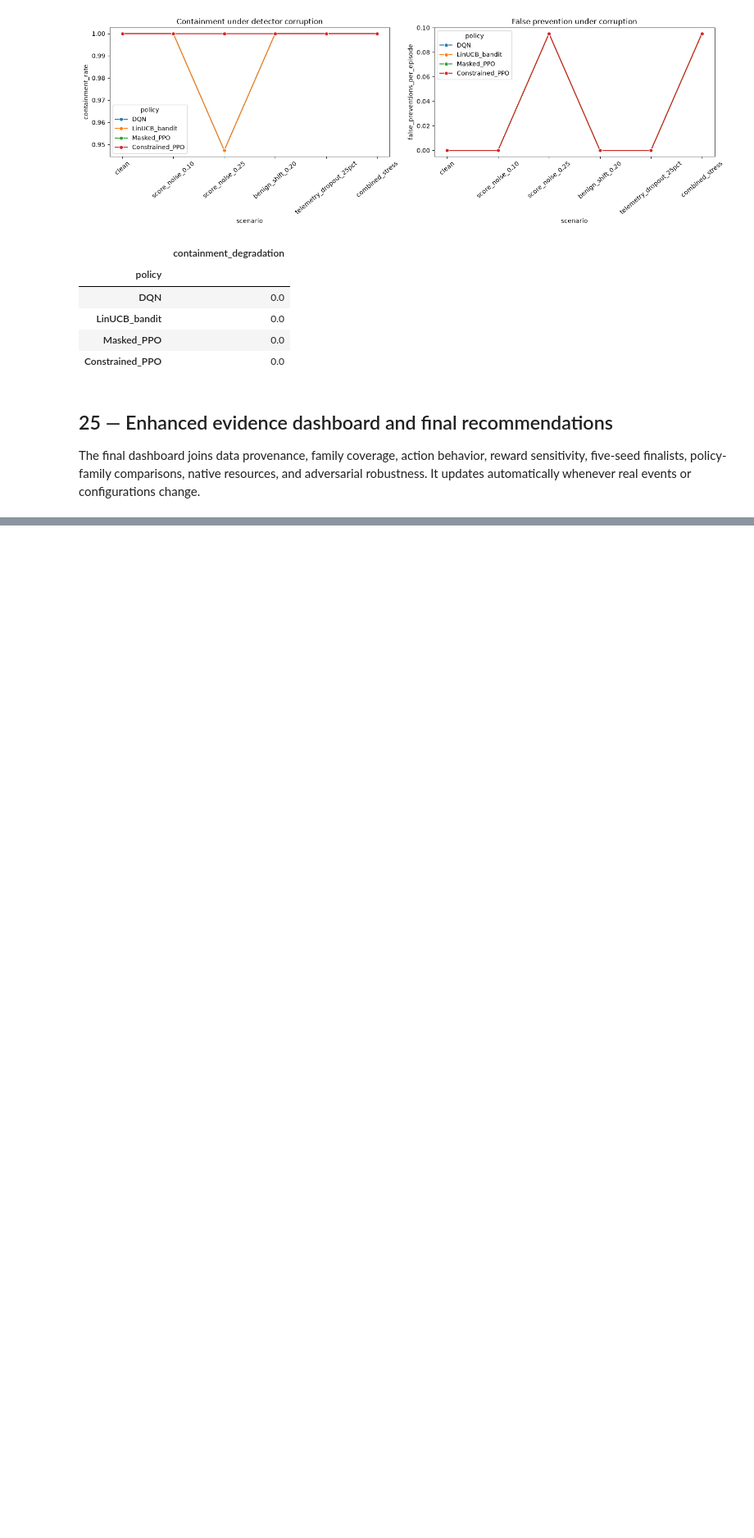
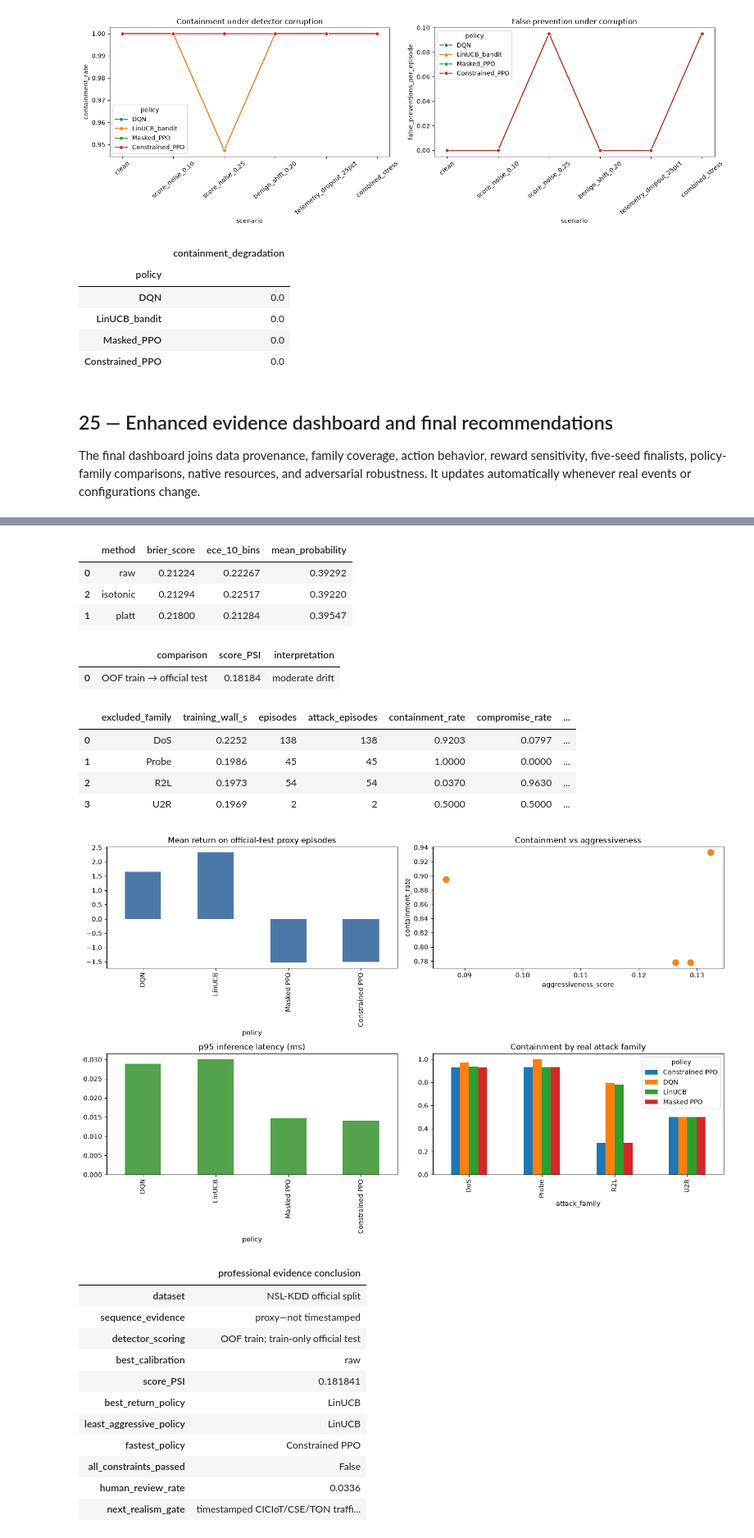
Before and after one commit to gegestalt/kodeRvR, a Jupyter notebook: notebooks/06_adaptive_ips_full_project_lab.ipynb, the cells around one changed output, grey strips where cells are left out. Shown at 82% size. Saved outputs shown, nothing was run; the diff lists cells and outputs as text; code cells hidden in the pictures; blank space fills up the shorter version.

```diff
--- a/notebooks/06_adaptive_ips_full_project_lab.ipynb
+++ b/notebooks/06_adaptive_ips_full_project_lab.ipynb
@@ -805,0 +849,38 @@ Final recommendation: treat all policy rankings as simulator evidence until the
+# %%
+from ips.evidence_analysis import profile_policy
+from ips.dataset_environment import DatasetBackedIpsEnv
+sample_states=[]; sample_masks=[]
+for index,episode in enumerate(nsl_evidence.splits.test[:100]):
+    observation,info=DatasetBackedIpsEnv(episode,seed=SEED+index).reset(seed=SEED+index); sample_states.append(observation.as_array()); sample_masks.append(np.asarray(info['action_mask']))
+resource_rows=[]
+training_by_policy=pd.DataFrame(real_training_resources).set_index('policy')
+for name,policy in real_policies.items():
+    profile=profile_policy(policy,np.asarray(sample_states),np.asarray(sample_masks),repeats=30)
+    if name=='DQN': parameters=sum(p.numel() for p in real_dqn.parameters()); model_mb=sum(p.numel()*p.element_size() for p in real_dqn.parameters())/1024**2
+    elif name=='LinUCB': parameters=real_bandit.A.size+real_bandit.b.size; model_mb=(real_bandit.A.nbytes+real_bandit.b.nbytes)/1024**2
+    else:
+        model=real_ppo if name=='Masked PPO' else real_cppo; parameters=sum(p.numel() for p in model.parameters()); model_mb=sum(p.numel()*p.element_size() for p in model.parameters())/1024**2
+    resource_rows.append({'policy':name,'parameters':parameters,'model_mb':model_mb,**training_by_policy.loc[name].to_dict(),**profile})
+real_resource_comparison=pd.DataFrame(resource_rows)
+severity={'ALLOW':0,'MONITOR':1,'RATE_LIMIT':2,'DROP_FLOW':3,'TEMP_BLOCK_SOURCE':4,'BLOCK_DESTINATION_PORT':5,'ISOLATE_HOST':6}
+aggressiveness=(real_action_comparison.assign(weight=lambda x:x.action.map(severity),weighted=lambda x:x.fraction*x.weight).groupby('policy').weighted.sum()/6).rename('aggressiveness_score').reset_index()
+operational=real_policy_comparison.merge(aggressiveness,on='policy').merge(real_resource_comparison[['policy','latency_p95_ms','throughput_decisions_s','model_mb','max_rss_mb']],on='policy')
+operational['false_prevention_constraint']=operational.false_preventions_per_episode<0.01
+operational['latency_constraint']=operational.latency_p95_ms<20.0
+operational['constraints_passed']=operational[['false_prevention_constraint','latency_constraint']].all(axis=1)
+operational['evidence_grade']='REAL DETECTOR / COUNTERFACTUAL IPS'
+display(operational.round(4)); display(real_resource_comparison.round(4)); display(calibration_comparison.round(5)); display(drift_summary.round(5)); display(unseen_family_results.round(4))
+real_output=OUTPUT/'real_nsl_evidence'; real_output.mkdir(parents=True,exist_ok=True)
+operational.to_csv(real_output/'policy_operational_comparison.csv',index=False); real_resource_comparison.to_csv(real_output/'resource_consumption.csv',index=False)
+real_family_comparison.to_csv(real_output/'attack_family_metrics.csv',index=False); real_action_comparison.to_csv(real_output/'action_distribution.csv',index=False)
+calibration_comparison.to_csv(real_output/'calibration_comparison.csv',index=False); drift_summary.to_csv(real_output/'drift_summary.csv',index=False); unseen_family_results.to_csv(real_output/'unseen_family_results.csv',index=False)
+fig,axes=plt.subplots(2,2,figsize=(14,9))
+operational.plot.bar(x='policy',y='mean_return',ax=axes[0,0],legend=False,title='Mean return on official-test proxy episodes',color='#4c78a8')
+operational.plot.scatter(x='aggressiveness_score',y='containment_rate',s=90,ax=axes[0,1],title='Containment vs aggressiveness',color='#f58518')
+real_resource_comparison.plot.bar(x='policy',y='latency_p95_ms',ax=axes[1,0],legend=False,title='p95 inference latency (ms)',color='#54a24b')
+real_family_comparison.pivot(index='attack_family',columns='policy',values='containment_rate').plot.bar(ax=axes[1,1],title='Containment by real attack family')
+plt.tight_layout(); plt.show()
+real_dashboard={'dataset':'NSL-KDD official split','sequence_evidence':'proxy—not timestamped','detector_scoring':'OOF train; train-only official test','best_calibration':calibration_comparison.iloc[0].method,'score_PSI':float(drift_summary.iloc[0].score_PSI),'best_return_policy':operational.sort_values('mean_return',ascending=False).iloc[0].policy,'least_aggressive_policy':operational.sort_values('aggressiveness_score').iloc[0].policy,'fastest_policy':real_resource_comparison.sort_values('latency_p95_ms').iloc[0].policy,'all_constraints_passed':bool(operational.constraints_passed.all()),'human_review_rate':float(escalation_summary.iloc[0].human_review_rate),'next_realism_gate':'timestamped CICIoT/CSE/TON traffic plus observed cyber-range interventions'}
+(OUTPUT/'real_nsl_professional_dashboard.json').write_text(json.dumps(real_dashboard,indent=2)+'\n')
+display(pd.Series(real_dashboard,name='professional evidence conclusion').to_frame())
+# %% [output]
@@ -805,0 +897,24 @@ Final recommendation: treat all policy rankings as simulator evidence until the
+|  | method | brier_score | ece_10_bins | mean_probability |
+| 0 | raw | 0.21224 | 0.22267 | 0.39292 |
+| 2 | isotonic | 0.21294 | 0.22517 | 0.39220 |
+| 1 | platt | 0.21800 | 0.21284 | 0.39547 |
+|  | comparison | score_PSI | interpretation |
+| 0 | OOF train → official test | 0.18184 | moderate drift |
+|  | excluded_family | training_wall_s | episodes | attack_episodes | containment_rate | compromise_rate | ... |
+| 0 | DoS | 0.2252 | 138 | 138 | 0.9203 | 0.0797 | ... |
+| 1 | Probe | 0.1986 | 45 | 45 | 1.0000 | 0.0000 | ... |
+| 2 | R2L | 0.1973 | 54 | 54 | 0.0370 | 0.9630 | ... |
+| 3 | U2R | 0.1969 | 2 | 2 | 0.5000 | 0.5000 | ... |
+[figure, added]
+|  | professional evidence conclusion |
+| dataset | NSL-KDD official split |
+| sequence_evidence | proxy—not timestamped |
+| detector_scoring | OOF train; train-only official test |
+| best_calibration | raw |
+| score_PSI | 0.181841 |
+| best_return_policy | LinUCB |
+| least_aggressive_policy | LinUCB |
+| fastest_policy | Constrained PPO |
+| all_constraints_passed | False |
+| human_review_rate | 0.0336 |
+| next_realism_gate | timestamped CICIoT/CSE/TON traffi... |
```
Also changed, not shown: parts of 19 cells of this notebook, 14 other files.
